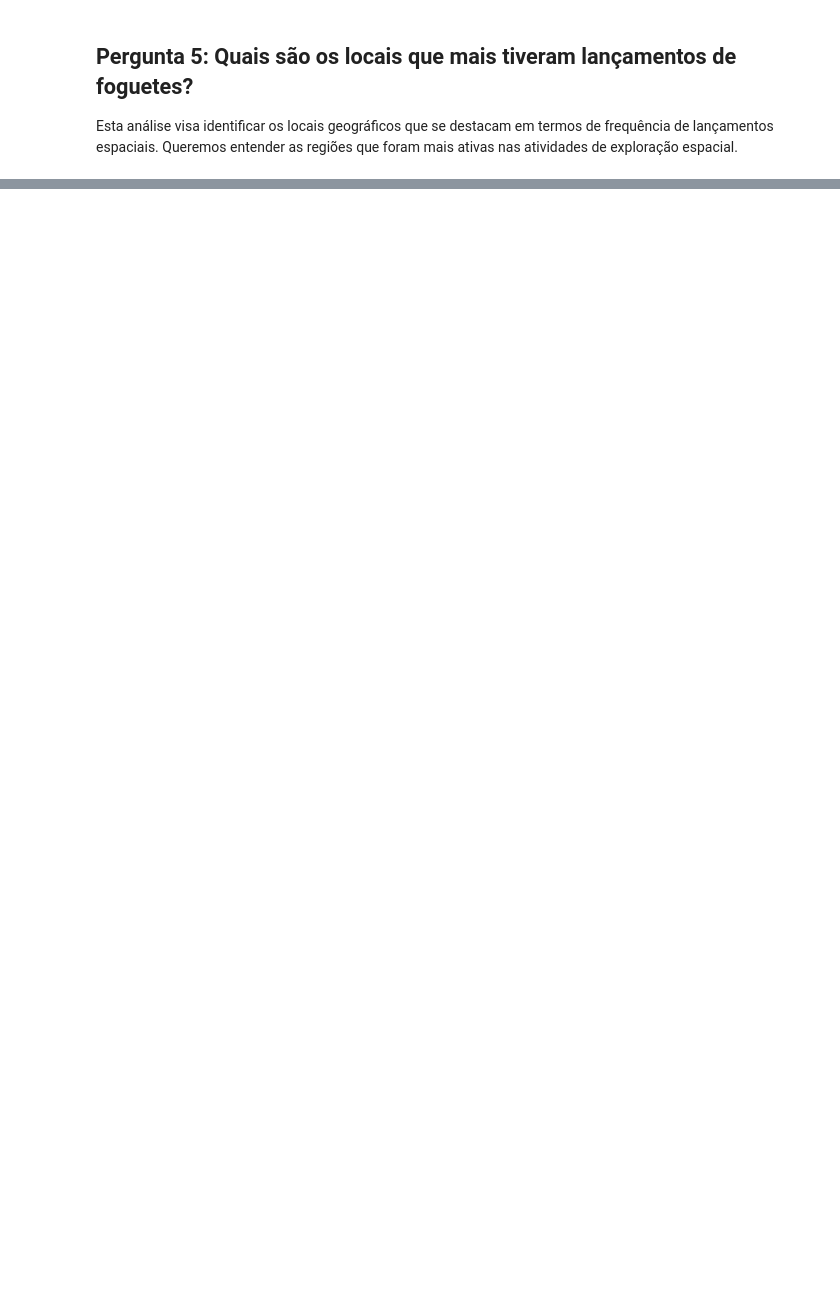
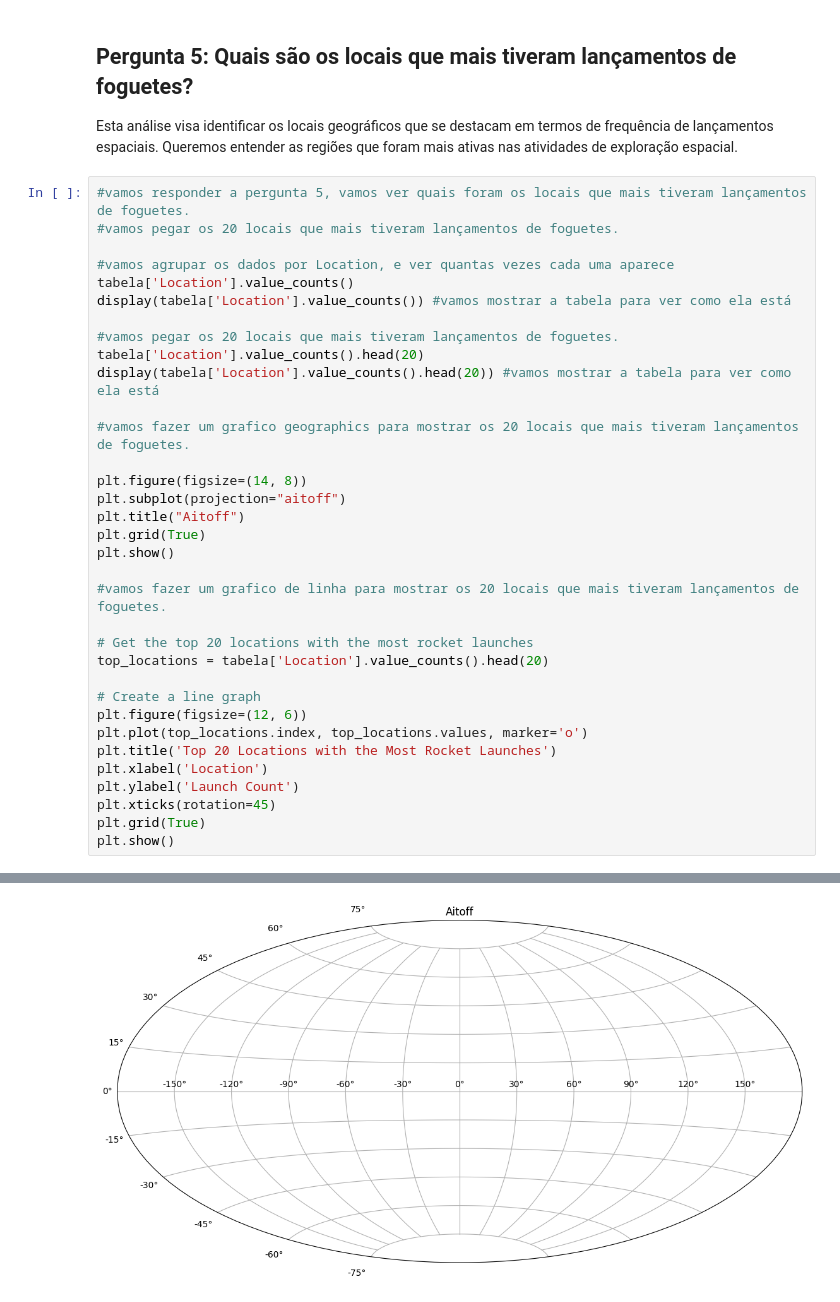
Before and after one commit to Fabricio-colombo/space_missions, a Jupyter notebook: space.ipynb, the cells around one changed output, grey strips where cells are left out. Saved outputs shown, nothing was run; the diff lists cells and outputs as text; blank space fills up the shorter version.

```diff
--- a/space.ipynb
+++ b/space.ipynb
@@ -178,3 +310,38 @@ Vamos examinar os dados para determinar qual ano registrou o maior volume de ati
 ## Pergunta 5: Quais são os locais que mais tiveram lançamentos de foguetes?
 
 Esta análise visa identificar os locais geográficos que se destacam em termos de frequência de lançamentos espaciais. Queremos entender as regiões que foram mais ativas nas atividades de exploração espacial.
+# %%
+#vamos responder a pergunta 5, vamos ver quais foram os locais que mais tiveram lançamentos de foguetes.
+#vamos pegar os 20 locais que mais tiveram lançamentos de foguetes.
+
+#vamos agrupar os dados por Location, e ver quantas vezes cada uma aparece
+tabela['Location'].value_counts()
+display(tabela['Location'].value_counts()) #vamos mostrar a tabela para ver como ela está
+
+#vamos pegar os 20 locais que mais tiveram lançamentos de foguetes.
+tabela['Location'].value_counts().head(20)
+display(tabela['Location'].value_counts().head(20)) #vamos mostrar a tabela para ver como ela está
+
+#vamos fazer um grafico geographics para mostrar os 20 locais que mais tiveram lançamentos de foguetes.
+
+plt.figure(figsize=(14, 8))
+plt.subplot(projection="aitoff")
+plt.title("Aitoff")
+plt.grid(True)
+plt.show()
+
+#vamos fazer um grafico de linha para mostrar os 20 locais que mais tiveram lançamentos de foguetes.
+
+# Get the top 20 locations with the most rocket launches
+top_locations = tabela['Location'].value_counts().head(20)
+
+# Create a line graph
+plt.figure(figsize=(12, 6))
+plt.plot(top_locations.index, top_locations.values, marker='o')
+plt.title('Top 20 Locations with the Most Rocket Launches')
+plt.xlabel('Location')
+plt.ylabel('Launch Count')
+plt.xticks(rotation=45)
+plt.grid(True)
+plt.show()
+# %% [output]
@@ -180,0 +378 @@ Esta análise visa identificar os locais geográficos que se destacam em termos
+[figure, added]
```
Also changed, not shown: parts of 4 cells of this notebook.
